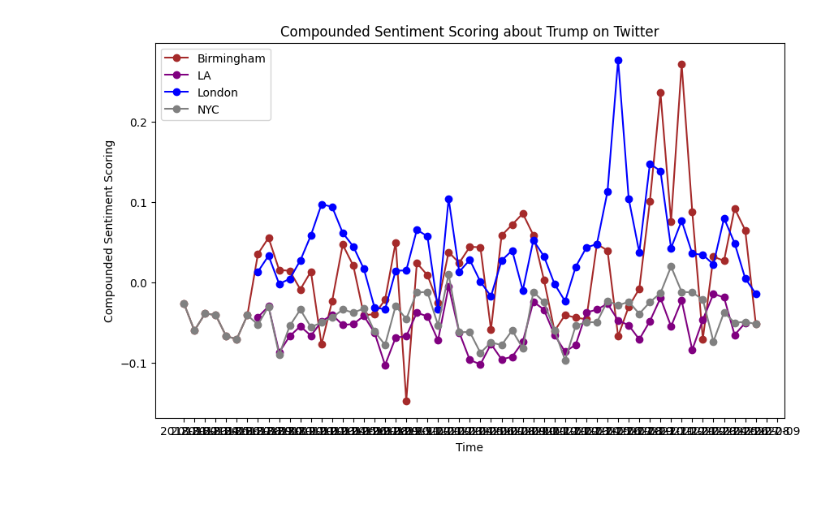
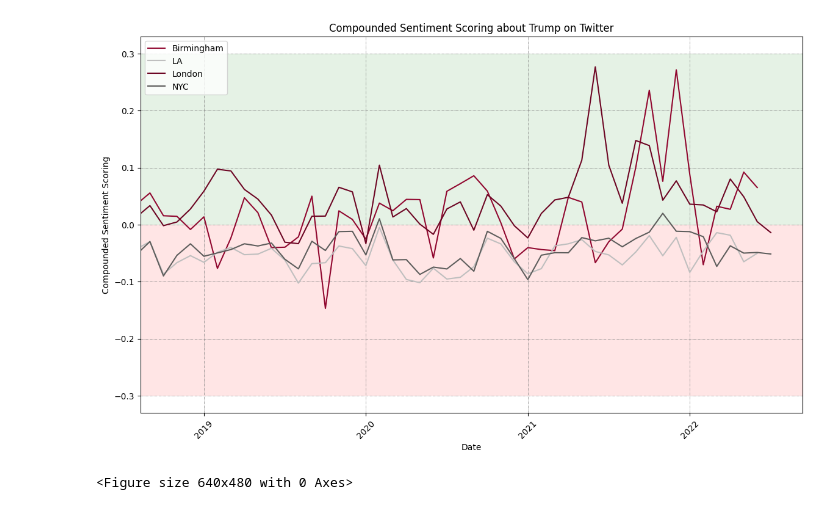
Before and after one commit to lgiesen/twitter-sentiment-analysis-politicians, a Jupyter notebook: 4_analysis.ipynb, the cells around one changed output. Saved outputs shown, nothing was run; the diff lists cells and outputs as text; code cells hidden in the pictures.

Commit message:
:art: visualization by country

```diff
--- a/4_analysis.ipynb
+++ b/4_analysis.ipynb
@@ -83,20 +88,35 @@ compound_sentiment
+# %%
+# remove the month info from the df column, because it looks better in the graph without this info
+compound_sentiment.columns = compound_sentiment.columns.str.replace('-01', '', regex=False)
 # %%
-plt.figure(figsize=(10, 6))
+def plot(data, indexes):
+    plt.figure(figsize=(14, 8))
+    mpl.rcParams['font.family'] = 'sans-serif' #'serif'
+    # Plot each dimension
+    colors = ['#910830', '#BFBFBF', '#6D0624', '#5E5E5D']
+    for i in range(len(indexes)):
+        plt.plot(data.loc[indexes[i]], label=indexes[i], color=colors[i])
 
-# Plot each dimension
-colors = ['brown', 'purple', 'blue', 'gray']
-for i in range(len(cities)):
-    plt.plot(compound_sentiment.loc[cities[i]], label=cities[i], color=colors[i], marker='o')
+    # Adding titles and labels
+    plt.title(f'Compounded Sentiment Scoring about {president.capitalize()} on Twitter')
+    plt.xlabel('Date')
+    plt.ylabel('Compounded Sentiment Scoring')
 
-# Adding titles and labels
-plt.title(f'Compounded Sentiment Scoring about {president.capitalize()} on Twitter')
-plt.xlabel('Time')
-plt.ylabel('Compounded Sentiment Scoring')
+    plt.xticks(data.columns[5::12], rotation=45)
 
-# Adding a legend
-plt.legend()
-
-# Display the plot
-plt.show()
+    # Adding a legend
+    plt.legend(loc='upper left')
+    plt.grid(color='gray', linestyle='-.', linewidth=.5)
+    limit = 0.3
+    plt.xlim(limit)
+    alpha = .1
+    plt.axhspan(0, limit, facecolor='green', alpha=alpha)
+    plt.axhspan(0, limit*-1, facecolor='red', alpha=alpha)
+    # Display the plot
+    plt.show()
+    plt.savefig(f'visualizations/compounded_sentiment_scoring_{president}.png')
-# %% [output]
-[figure, removed]
+# %%
+plot(compound_sentiment, cities)
+# %% [output]
+[figure, added]
+<Figure size 640x480 with 0 Axes>
```
Also changed, not shown: parts of 8 cells of this notebook, 1 other file.
